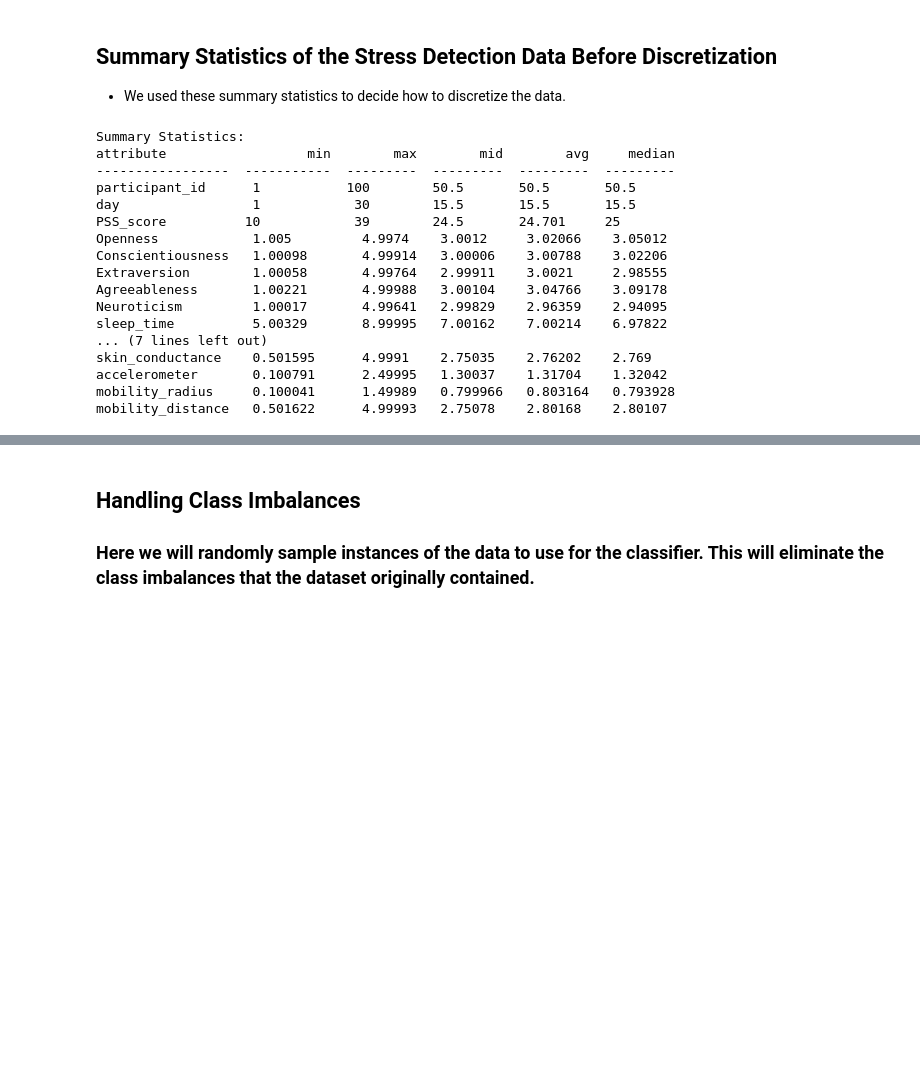
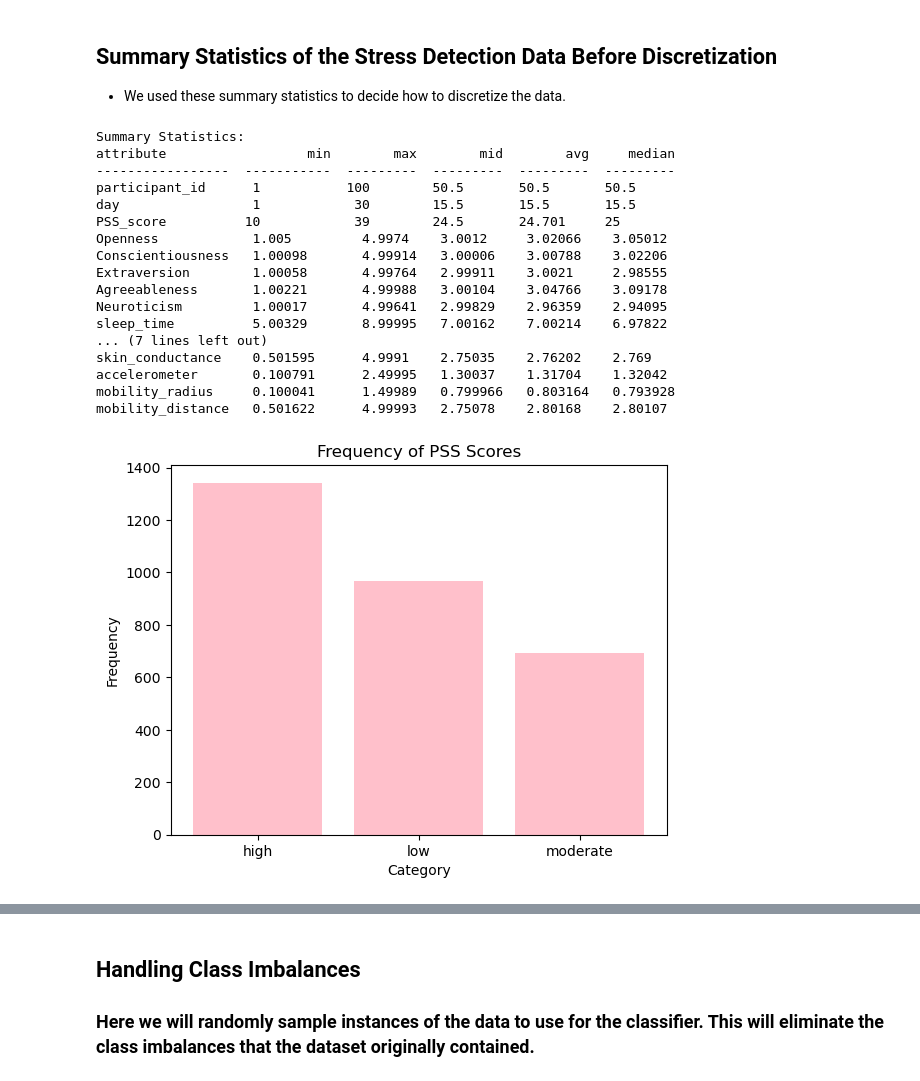
Before and after one commit to awilliams02/322-Semester-Project, a Jupyter notebook: stress_report.ipynb, the cells around one changed output, grey strips where cells are left out. Drawn from its saved outputs; the diff is of its cells as text; code cells hidden in the pictures; blank space fills up the shorter version.

```diff
--- a/stress_report.ipynb
+++ b/stress_report.ipynb
@@ -65,22 +65,24 @@ Our dataset comes from a study that followed 100 people for 30 days and kept tra
 # %%
 summary_statistics = undiscretized_data.compute_summary_statistics(undiscretized_data.column_names)
 print("Summary Statistics: ")
 summary_statistics.pretty_print()
+run_all()
 # %% [output]
 Summary Statistics:
 attribute                  min        max        mid        avg     median
 -----------------  -----------  ---------  ---------  ---------  ---------
 participant_id      1           100        50.5       50.5       50.5
 day                 1            30        15.5       15.5       15.5
 PSS_score          10            39        24.5       24.701     25
 Openness            1.005         4.9974    3.0012     3.02066    3.05012
 Conscientiousness   1.00098       4.99914   3.00006    3.00788    3.02206
 Extraversion        1.00058       4.99764   2.99911    3.0021     2.98555
 Agreeableness       1.00221       4.99988   3.00104    3.04766    3.09178
 Neuroticism         1.00017       4.99641   2.99829    2.96359    2.94095
 sleep_time          5.00329       8.99995   7.00162    7.00214    6.97822
 ... (7 lines left out)
 skin_conductance    0.501595      4.9991    2.75035    2.76202    2.769
 accelerometer       0.100791      2.49995   1.30037    1.31704    1.32042
 mobility_radius     0.100041      1.49989   0.799966   0.803164   0.793928
 mobility_distance   0.501622      4.99993   2.75078    2.80168    2.80107
+[figure, added]
```
Also changed, not shown: parts of 2 cells of this notebook, 3 other files.
